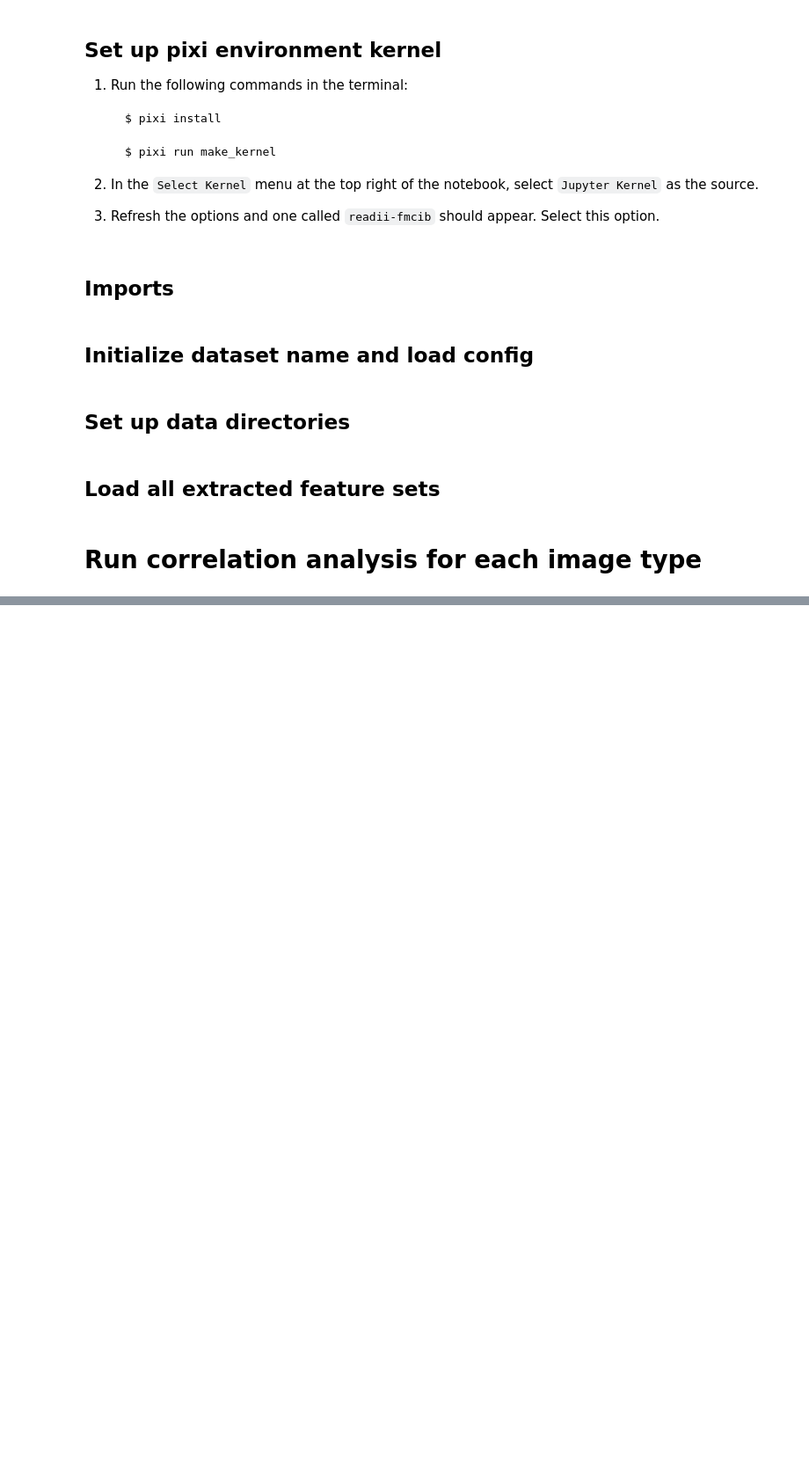
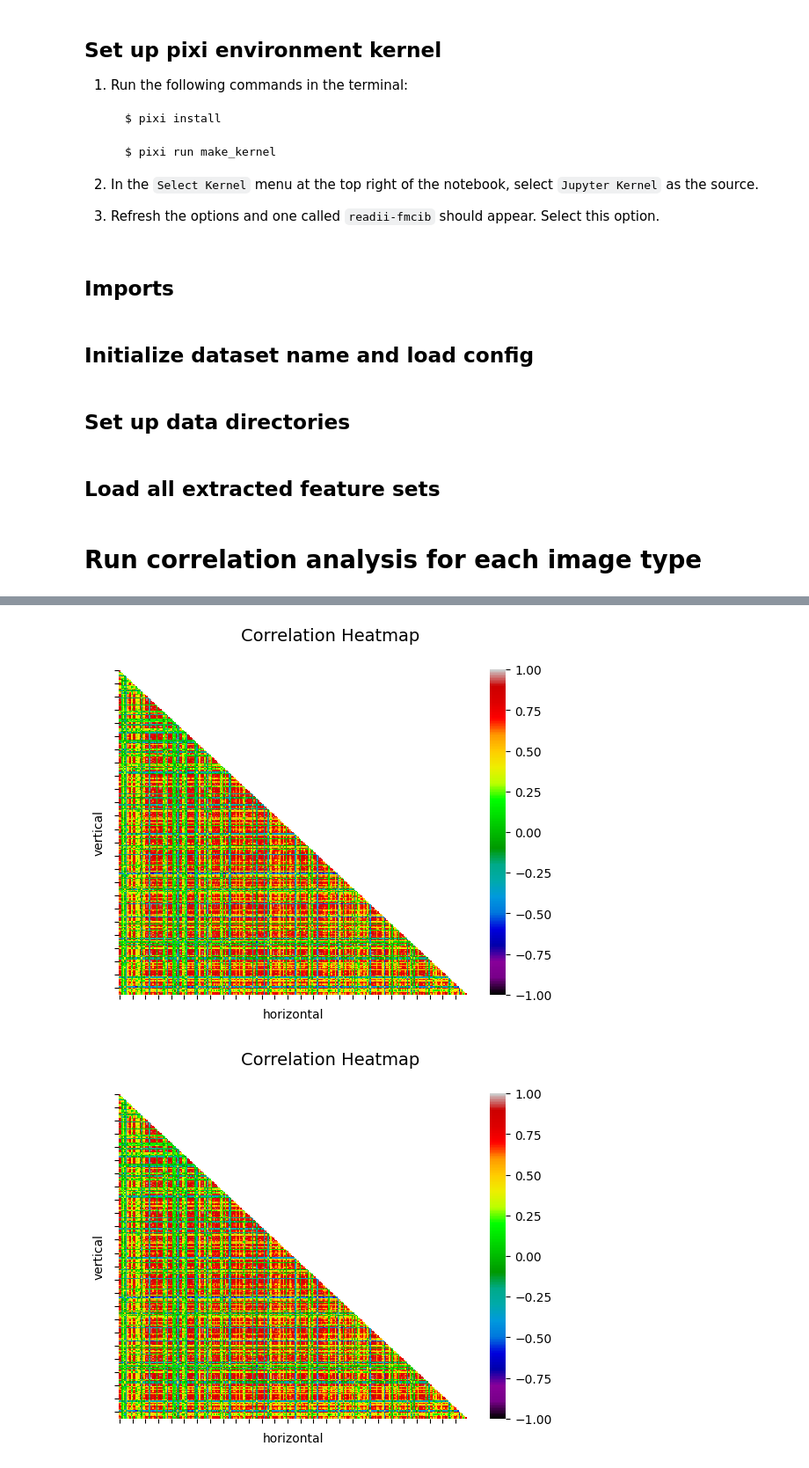
Before and after one commit to bhklab/readii-fmcib, a Jupyter notebook: analyze_fmcib_outputs.ipynb, the cells around one changed output, grey strips where cells are left out. Shown: that part at 88% size. Cells and saved outputs as stored; diff of their text form; code cells hidden in the pictures; blank space fills up the shorter version.

Commit message:
feat: added writers, saved correlation matrix, started plot making

```diff
--- a/analyze_fmcib_outputs.ipynb
+++ b/analyze_fmcib_outputs.ipynb
@@ -63,7 +71,7 @@ extracted_feature_sets = loadFeatureFilesFromImageTypes(extracted_feature_dir=fe
 # %% [markdown]
 # Run correlation analysis for each image type
 # %%
-def prepPatientIndex(feature_df:DataFrame, file_path_column:str, pat_id_pattern:str) -> DataFrame:
+def prepPatientIndex(feature_df:pd.DataFrame, file_path_column:str, pat_id_pattern:str) -> pd.DataFrame:
     """Extract patient ID from a DataFrame column of file paths based on a provided regex pattern."""
     # Get patient ID from file path name and make a column for this
     feature_df['patient_ID'] = feature_df[file_path_column].str.findall(pat_id_pattern)
@@ -75,6 +83,28 @@ def prepPatientIndex(feature_df:DataFrame, file_path_column:str, pat_id_pattern:
     feature_df.drop(labels="image_path", axis=1, inplace=True)
 
     return feature_df
+# %%
+# Set up writers for correlation and plots
+corr_matrix_writer = CorrelationWriter(
+    root_directory = correlations_dir / "matrix",
+    filename_format = DATASET_NAME + "_{VerticalFeatureType}_{HorizontalFeatureType}_{CorrelationType}_correlations.csv",
+    overwrite = False,
+    create_dirs = True
+)
+
+heatmap_writer = PlotWriter(
+    root_directory = correlations_dir / "heatmap",
+    filename_format = "{ColorMap}/" + DATASET_NAME + "_{VerticalFeatureType}_{HorizontalFeatureType}_{CorrelationType}_heatmap.png",
+    overwrite = True,
+    create_dirs = True
+)
+
+histogram_writer = PlotWriter(
+    root_directory = correlations_dir / "histogram",
+    filename_format = DATASET_NAME + "_{VerticalFeatureType}_{HorizontalFeatureType}_{CorrelationType}_heatmap.png",
+    overwrite = True,
+    create_dirs = True
+)
 # %%
 # Flag to make the original self-correlation plots only once
 make_original_plots = True
@@ -120,0 +203,5 @@ horizontal_features_df.head()
+# %%
+plotCorrelationHeatmap(horizontal_self_corr, diagonal=True, cmap=heatmap_cmap, xlabel=horizontal_feature_type, ylabel=horizontal_feature_type)
+# %% [output]
+[figure, added]
+[figure, added]
```
Also changed, not shown: parts of 5 cells of this notebook.
